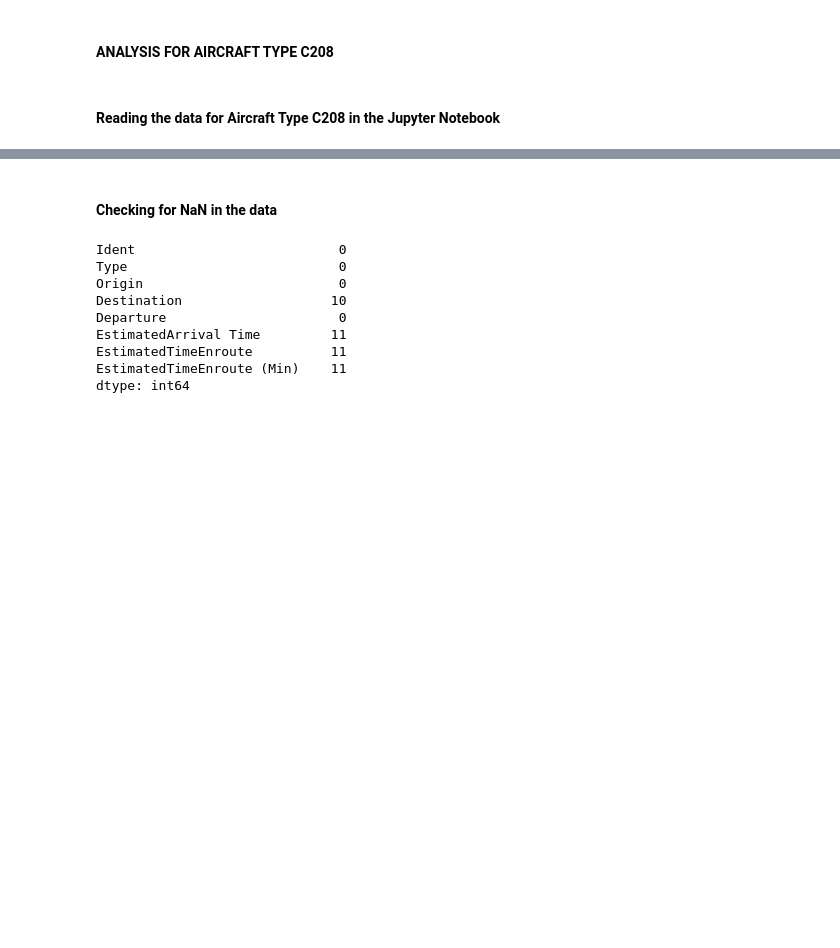
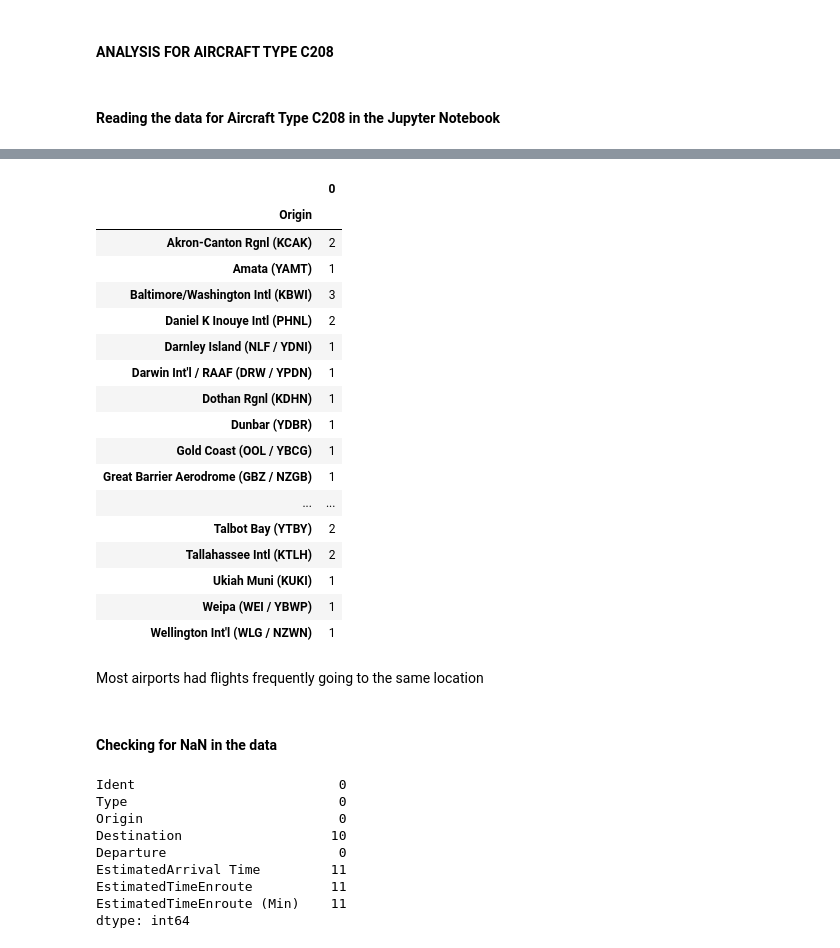
Before and after one commit to ApurvaSalvi/Magnix-Assessment, a Jupyter notebook: MagniX Assignment 2.ipynb, the cells around one changed output, grey strips where cells are left out. Drawn from its saved outputs; the diff is of its cells as text; code cells hidden in the pictures; blank space fills up the shorter version.

```diff
--- a/MagniX Assignment 2.ipynb
+++ b/MagniX Assignment 2.ipynb
@@ -54,3 +75,26 @@ c208
+# %%
+pd.DataFrame(c208.groupby(['Origin']).size())
+# %% [output]
+|  | 0 |
+| Origin |  |
+| Akron-Canton Rgnl (KCAK) | 2 |
+| Amata (YAMT) | 1 |
+| Baltimore/Washington Intl (KBWI) | 3 |
+| Daniel K Inouye Intl (PHNL) | 2 |
+| Darnley Island (NLF / YDNI) | 1 |
+| Darwin Int'l / RAAF (DRW / YPDN) | 1 |
+| Dothan Rgnl (KDHN) | 1 |
+| Dunbar (YDBR) | 1 |
+| Gold Coast (OOL / YBCG) | 1 |
+| Great Barrier Aerodrome (GBZ / NZGB) | 1 |
+| ... | ... |
+| Talbot Bay (YTBY) | 2 |
+| Tallahassee Intl (KTLH) | 2 |
+| Ukiah Muni (KUKI) | 1 |
+| Weipa (WEI / YBWP) | 1 |
+| Wellington Int'l (WLG / NZWN) | 1 |
+# %% [markdown]
+Most airports had flights frequently going to the same location
 # %% [markdown]
 #### Checking for NaN in the data
 # %%
```
Also changed, not shown: parts of 14 cells of this notebook.
